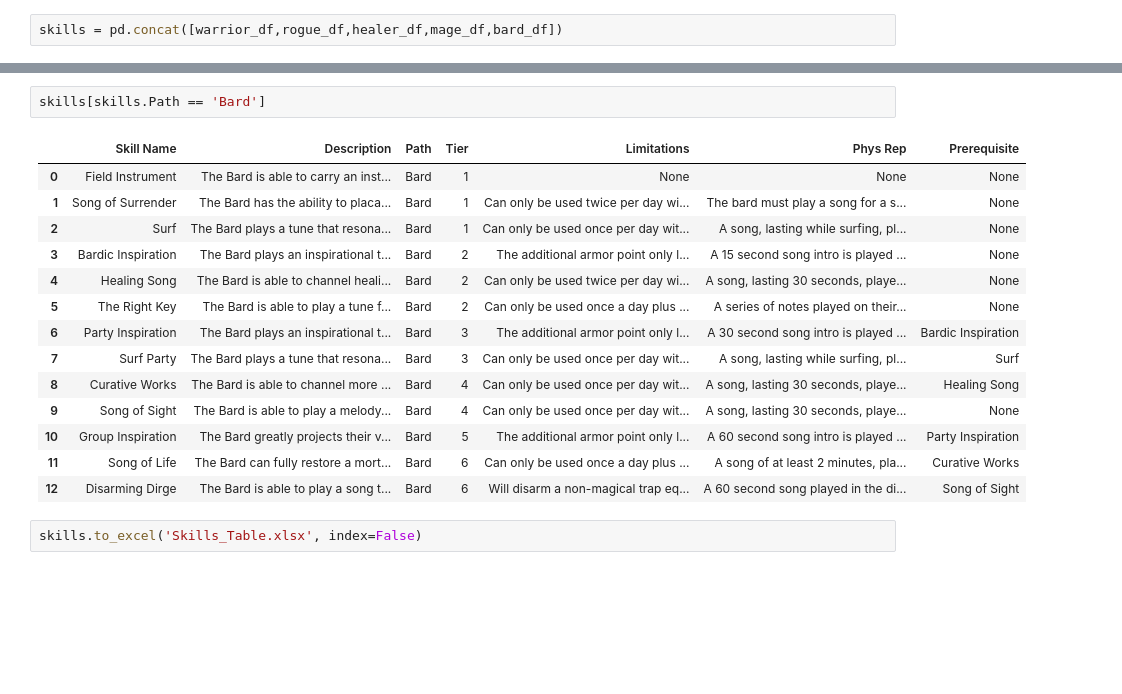
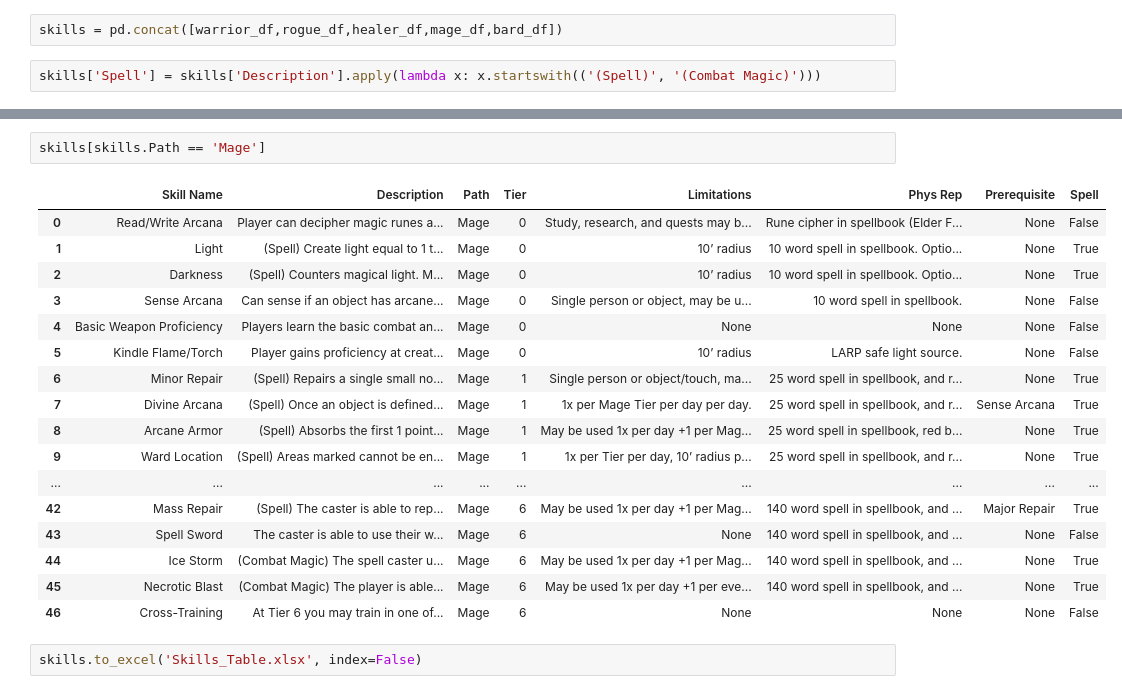
Before and after one commit to ntdens/la-character-sheet, a Jupyter notebook: character_sheet.ipynb, the cells around one changed output, grey strips where cells are left out. Saved outputs shown, nothing was run; the diff lists cells and outputs as text; blank space fills up the shorter version.

```diff
--- a/character_sheet.ipynb
+++ b/character_sheet.ipynb
@@ -67,3 +67,5 @@ mage_df = parse_document("The Mage's Path.docx", 'Mage')
 bard_df = parse_document("The Bard's Path.docx", 'Bard', tier_start=0)
 # %%
 skills = pd.concat([warrior_df,rogue_df,healer_df,mage_df,bard_df])
+# %%
+skills['Spell'] = skills['Description'].apply(lambda x: x.startswith(('(Spell)', '(Combat Magic)')))
@@ -70,20 +88,23 @@ skills = pd.concat([warrior_df,rogue_df,healer_df,mage_df,bard_df])
 # %%
-skills[skills.Path == 'Bard']
+skills[skills.Path == 'Mage']
 # %% [output]
-|  | Skill Name | Description | Path | Tier | Limitations | Phys Rep | Prerequisite |
-| 0 | Field Instrument | The Bard is able to carry an inst... | Bard | 1 | None | None | None |
-| 1 | Song of Surrender | The Bard has the ability to placa... | Bard | 1 | Can only be used twice per day wi... | The bard must play a song for a s... | None |
-| 2 | Surf | The Bard plays a tune that resona... | Bard | 1 | Can only be used once per day wit... | A song, lasting while surfing, pl... | None |
-| 3 | Bardic Inspiration | The Bard plays an inspirational t... | Bard | 2 | The additional armor point only l... | A 15 second song intro is played ... | None |
-| 4 | Healing Song | The Bard is able to channel heali... | Bard | 2 | Can only be used twice per day wi... | A song, lasting 30 seconds, playe... | None |
-| 5 | The Right Key | The Bard is able to play a tune f... | Bard | 2 | Can only be used once a day plus ... | A series of notes played on their... | None |
-| 6 | Party Inspiration | The Bard plays an inspirational t... | Bard | 3 | The additional armor point only l... | A 30 second song intro is played ... | Bardic Inspiration |
-| 7 | Surf Party | The Bard plays a tune that resona... | Bard | 3 | Can only be used once per day wit... | A song, lasting while surfing, pl... | Surf |
-| 8 | Curative Works | The Bard is able to channel more ... | Bard | 4 | Can only be used once per day wit... | A song, lasting 30 seconds, playe... | Healing Song |
-| 9 | Song of Sight | The Bard is able to play a melody... | Bard | 4 | Can only be used once per day wit... | A song, lasting 30 seconds, playe... | None |
-| 10 | Group Inspiration | The Bard greatly projects their v... | Bard | 5 | The additional armor point only l... | A 60 second song intro is played ... | Party Inspiration |
-| 11 | Song of Life | The Bard can fully restore a mort... | Bard | 6 | Can only be used once a day plus ... | A song of at least 2 minutes, pla... | Curative Works |
-| 12 | Disarming Dirge | The Bard is able to play a song t... | Bard | 6 | Will disarm a non-magical trap eq... | A 60 second song played in the di... | Song of Sight |
+|  | Skill Name | Description | Path | Tier | Limitations | Phys Rep | Prerequisite | Spell |
+| 0 | Read/Write Arcana | Player can decipher magic runes a... | Mage | 0 | Study, research, and quests may b... | Rune cipher in spellbook (Elder F... | None | False |
+| 1 | Light | (Spell) Create light equal to 1 t... | Mage | 0 | 10’ radius | 10 word spell in spellbook. Optio... | None | True |
+| 2 | Darkness | (Spell) Counters magical light. M... | Mage | 0 | 10’ radius | 10 word spell in spellbook. Optio... | None | True |
+| 3 | Sense Arcana | Can sense if an object has arcane... | Mage | 0 | Single person or object, may be u... | 10 word spell in spellbook. | None | False |
+| 4 | Basic Weapon Proficiency | Players learn the basic combat an... | Mage | 0 | None | None | None | False |
+| 5 | Kindle Flame/Torch | Player gains proficiency at creat... | Mage | 0 | 10’ radius | LARP safe light source. | None | False |
+| 6 | Minor Repair | (Spell) Repairs a single small no... | Mage | 1 | Single person or object/touch, ma... | 25 word spell in spellbook, and r... | None | True |
+| 7 | Divine Arcana | (Spell) Once an object is defined... | Mage | 1 | 1x per Mage Tier per day per day. | 25 word spell in spellbook, and r... | Sense Arcana | True |
+| 8 | Arcane Armor | (Spell) Absorbs the first 1 point... | Mage | 1 | May be used 1x per day +1 per Mag... | 25 word spell in spellbook, red b... | None | True |
+| 9 | Ward Location | (Spell) Areas marked cannot be en... | Mage | 1 | 1x per Tier per day, 10’ radius p... | 25 word spell in spellbook, and r... | None | True |
+| ... | ... | ... | ... | ... | ... | ... | ... | ... |
+| 42 | Mass Repair | (Spell) The caster is able to rep... | Mage | 6 | May be used 1x per day +1 per Mag... | 140 word spell in spellbook, and ... | Major Repair | True |
+| 43 | Spell Sword | The caster is able to use their w... | Mage | 6 | None | 140 word spell in spellbook, and ... | None | False |
+| 44 | Ice Storm | (Combat Magic) The spell caster u... | Mage | 6 | May be used 1x per day +1 per Mag... | 140 word spell in spellbook, and ... | None | True |
+| 45 | Necrotic Blast | (Combat Magic) The player is able... | Mage | 6 | May be used 1x per day +1 per eve... | 140 word spell in spellbook, and ... | None | True |
+| 46 | Cross-Training | At Tier 6 you may train in one of... | Mage | 6 | None | None | None | False |
 # %%
 skills.to_excel('Skills_Table.xlsx', index=False)
 # %%
```
Also changed, not shown: parts of 2 cells of this notebook, 8 other files.
